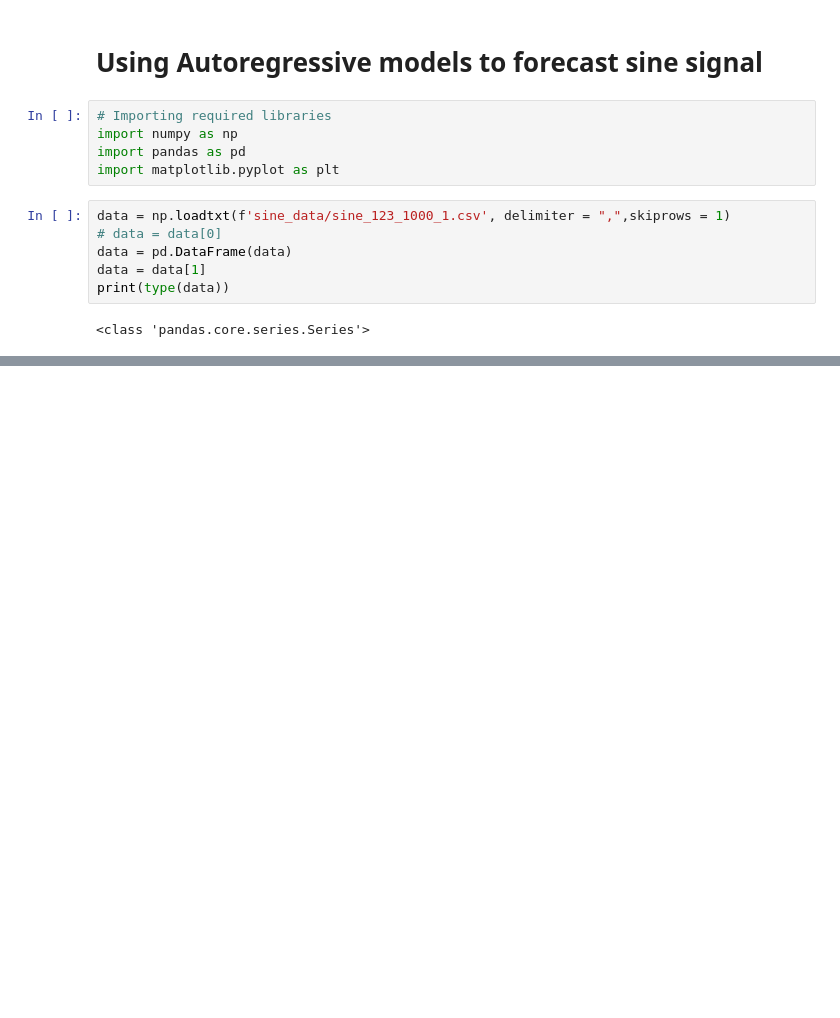
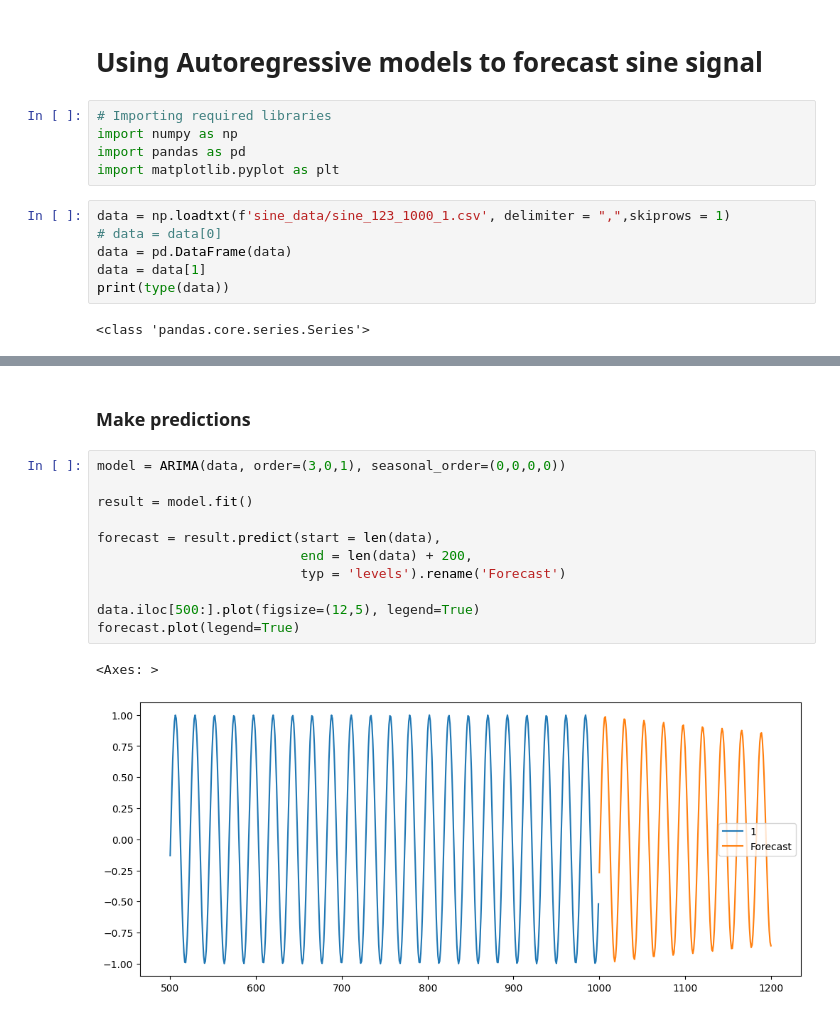
Before and after one commit to fredrikSveen/MSc_time_series_GAN, a Jupyter notebook: AR_model.ipynb, the cells around one changed output, grey strips where cells are left out. Cells and saved outputs as stored; diff of their text form; blank space fills up the shorter version.

```diff
--- a/AR_model.ipynb
+++ b/AR_model.ipynb
@@ -53,0 +93,16 @@ Error:
+# %% [markdown]
+### Make predictions
+# %%
+model = ARIMA(data, order=(3,0,1), seasonal_order=(0,0,0,0))
+
+result = model.fit()
+
+forecast = result.predict(start = len(data),
+                          end = len(data) + 200,
+                          typ = 'levels').rename('Forecast')
+
+data.iloc[500:].plot(figsize=(12,5), legend=True)
+forecast.plot(legend=True)
+# %% [output]
+<Axes: >
+[figure, added]
```
Also changed, not shown: parts of 14 cells of this notebook.
